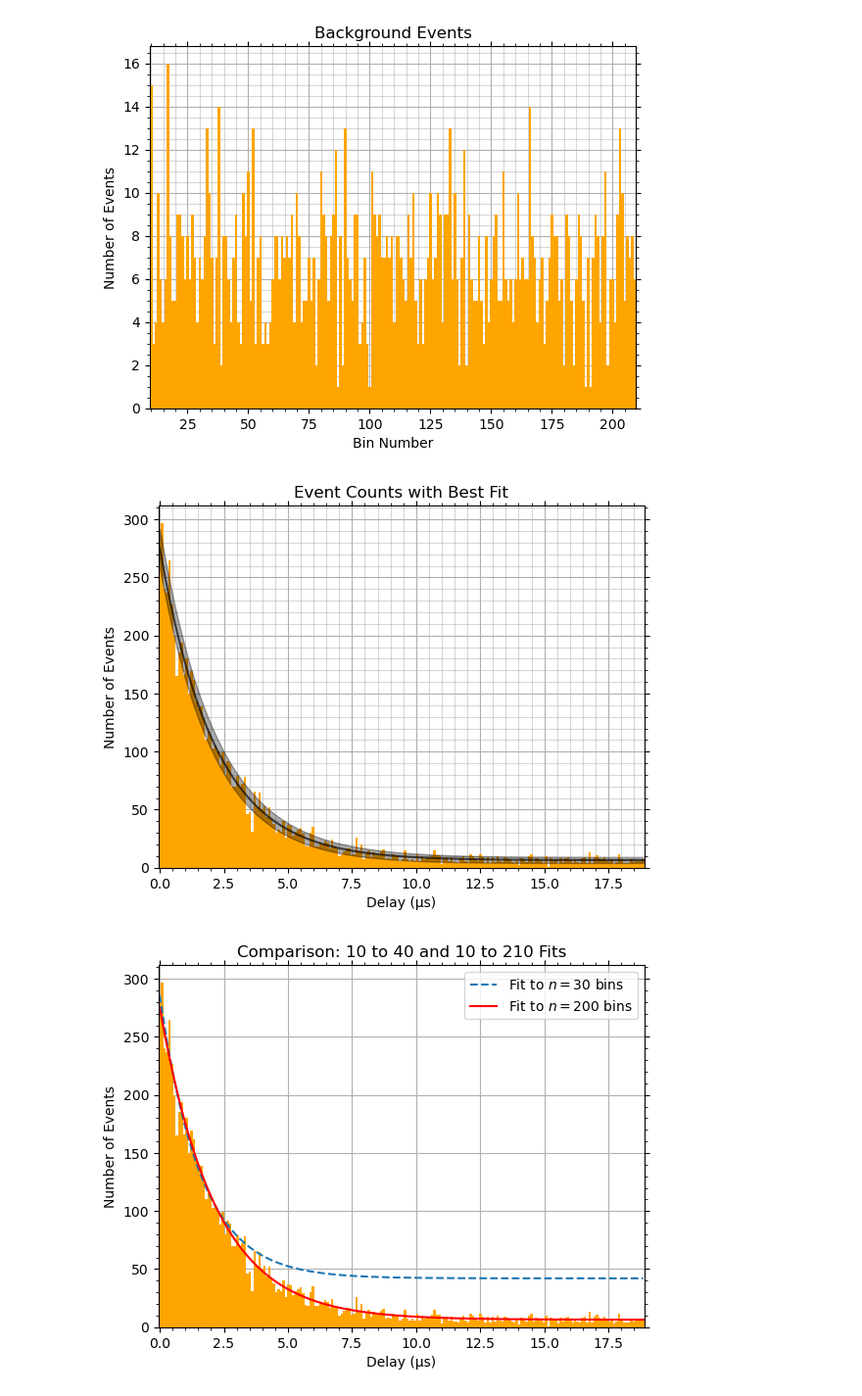
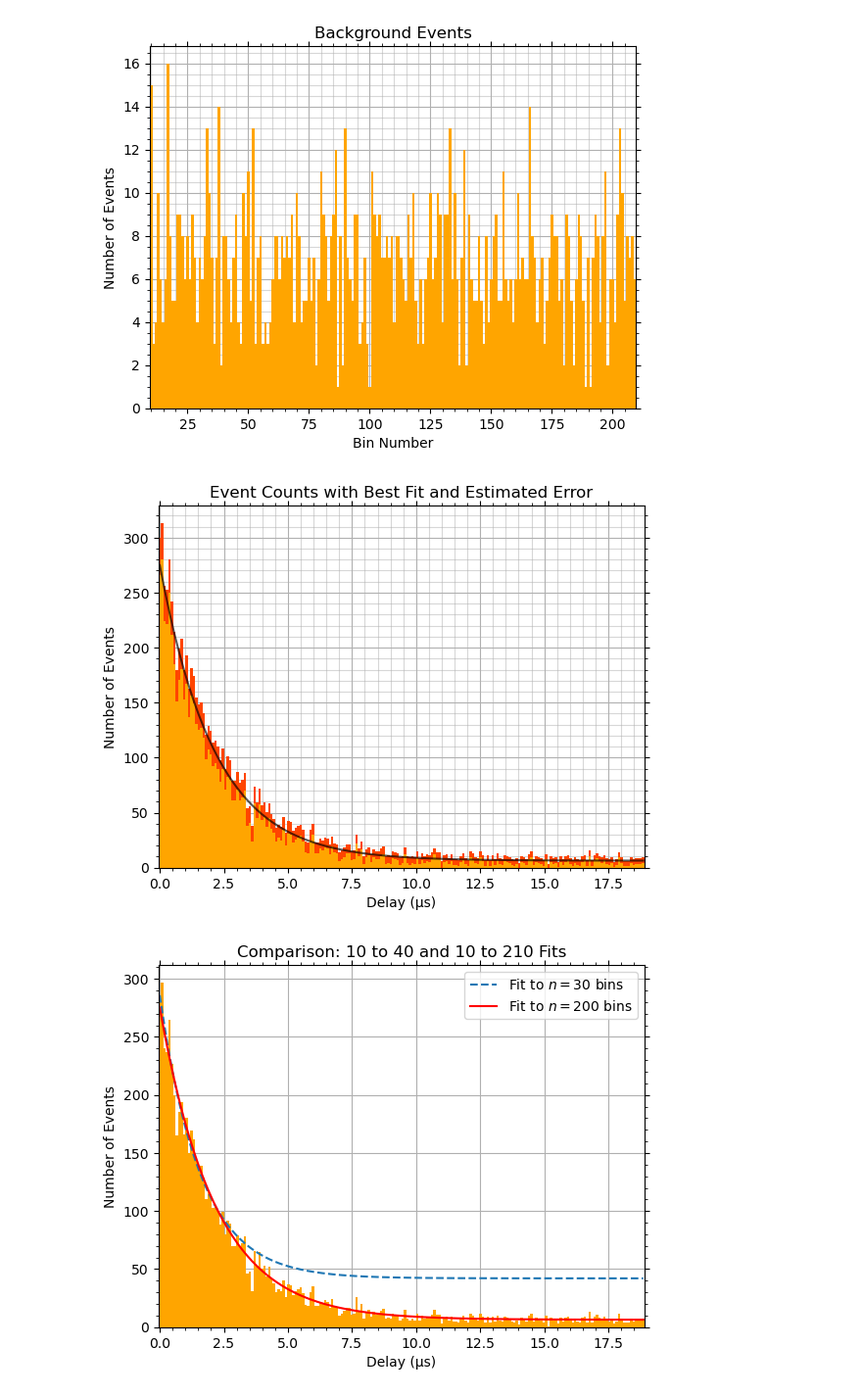
Before and after one commit to MuchSpacer/Jupyter, a Jupyter notebook: PHYS 317-8/LAB25-1/LAB25-1.ipynb, the cells around one changed output. Shown at 98% size. Saved outputs shown, nothing was run; the diff lists cells and outputs as text; code cells hidden in the pictures.

Commit message:
Finally fixed that stupid graph in Muon Lifetime.

```diff
--- a/PHYS 317-8/LAB25-1/LAB25-1.ipynb
+++ b/PHYS 317-8/LAB25-1/LAB25-1.ipynb
@@ -360,17 +356,18 @@ plt.savefig("background.png")
 # %%
 t = X * m / 1000
 y = F2(X, *P2s)
-plt.bar(t, ctrunc, width = m / 1000, color = 'orange')
+plt.bar(t, ctrunc + sigma, width = m / 1000, color = 'orangered')
+plt.bar(t, ctrunc - sigma, width = m / 1000, color = 'orange')
 plt.plot(t, y, c = 'black', alpha = 0.66)
-plt.fill_between(t, y - sigma, y + sigma, color = 'black', alpha = 0.33)
 plt.grid()
 plt.grid(which = 'minor', alpha = 0.5)
-plt.title("Event Counts with Best Fit")
+plt.ylim(bottom = 0)
+plt.title(r"Event Counts with Best Fit and Estimated Error")
 plt.xlabel("Delay (µs)")
 plt.ylabel("Number of Events")
 plt.savefig("best_fit.png")
 # %% [output]
-[figure, old version]
+[figure, new version]
 # %%
 t = X * m / 1000
 plt.bar(t, ctrunc, width = m / 1000, color = 'orange')
```
Also changed, not shown: parts of 18 cells of this notebook.
